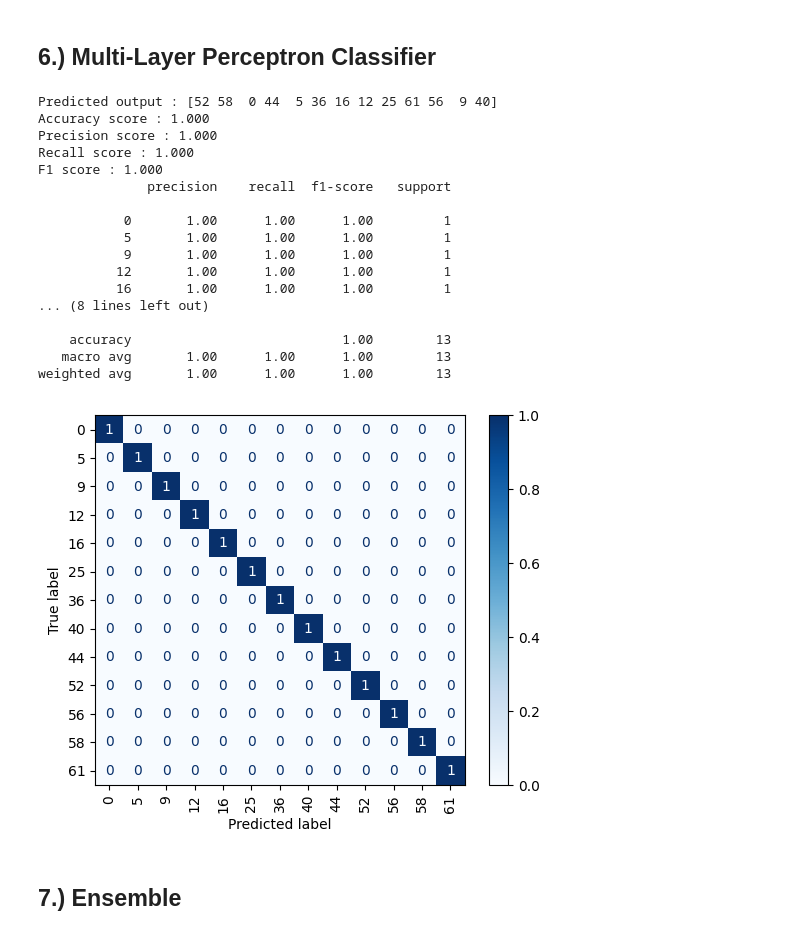
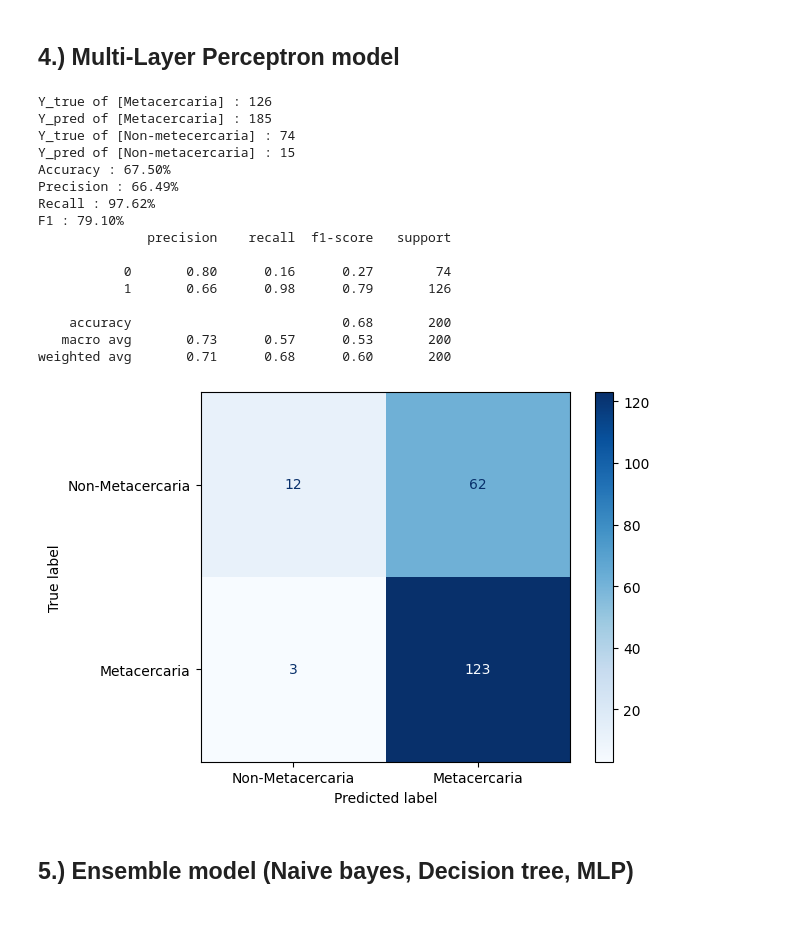
Before and after one commit to mosthotrakoon/ensemble_evaluation, a Jupyter notebook: Ensemble.ipynb, the cells around one changed output. Drawn from its saved outputs; the diff is of its cells as text; code cells hidden in the pictures.

```diff
--- a/Ensemble.ipynb
+++ b/Ensemble.ipynb
@@ -60,0 +100,29 @@ def matric_calculation(predicted, ground_truth):
+# %%
+from sklearn.metrics import accuracy_score, precision_score, recall_score, f1_score, classification_report
+from sklearn.metrics import confusion_matrix, ConfusionMatrixDisplay
+from matplotlib import pyplot as plt
+
+def evaluate(y_true, y_pred):
+    accuracy = accuracy_score(y_true, y_pred)
+    precision = precision_score(y_true, y_pred, zero_division=0)
+    recall = recall_score(y_true, y_pred, zero_division=0)
+    f1 = f1_score(y_true, y_pred)
+    clf_report = classification_report(y_true, y_pred, zero_division=0)
+
+    print('Y_true of [Metacercaria] : {}'.format(np.sum(y_true == 1)))
+    print('Y_pred of [Metacercaria] : {}'.format(np.sum(y_pred == 1)))
+    print('Y_true of [Non-metecercaria] : {}'.format(np.sum(y_true == 0)))
+    print('Y_pred of [Non-metacercaria] : {}'.format(np.sum(y_pred == 0)))
+    print('Accuracy : {:.2f}%'.format(accuracy*100))
+    print('Precision : {:.2f}%'.format(precision*100))
+    print('Recall : {:.2f}%'.format(recall*100))
+    print('F1 : {:.2f}%'.format(f1*100))
+    print(clf_report)
+
+    # Calculate confusion matrix
+    cm = confusion_matrix(y_true, y_pred)
+
+    # Display the confusion matrix
+    disp = ConfusionMatrixDisplay(confusion_matrix=cm, display_labels=["Non-Metacercaria", "Metacercaria"])
+    disp.plot(cmap=plt.cm.Blues)
+    plt.show()
@@ -153,36 +184,33 @@ weighted avg       0.42      0.46      0.44        13
 # %% [markdown]
-## 6.) Multi-Layer Perceptron Classifier
+## 4.) Multi-Layer Perceptron model
 # %%
 from sklearn.neural_network import MLPClassifier
 
-mlp = MLPClassifier(hidden_layer_sizes=(3), max_iter=10000, random_state=42, learning_rate_init=0.01)
-mlp.fit(X, Y)
+mlp = MLPClassifier()
+mlp = mlp.fit(X_train, Y_train)
+Y_pred = mlp.predict(X_test)
 
-y_pred = mlp.predict(X_test)
-print(f'Predicted output : {y_pred}')
-
-matric_calculation(Y_test, y_pred)
+evaluate(Y_test, Y_pred)
 # %% [output]
-Predicted output : [52 58  0 44  5 36 16 12 25 61 56  9 40]
-Accuracy score : 1.000
-Precision score : 1.000
-Recall score : 1.000
-F1 score : 1.000
+Y_true of [Metacercaria] : 126
+Y_pred of [Metacercaria] : 185
+Y_true of [Non-metecercaria] : 74
+Y_pred of [Non-metacercaria] : 15
+Accuracy : 67.50%
+Precision : 66.49%
+Recall : 97.62%
+F1 : 79.10%
               precision    recall  f1-score   support
 
-           0       1.00      1.00      1.00         1
-           5       1.00      1.00      1.00         1
-           9       1.00      1.00      1.00         1
-          12       1.00      1.00      1.00         1
-          16       1.00      1.00      1.00         1
-... (8 lines left out)
+           0       0.80      0.16      0.27        74
+           1       0.66      0.98      0.79       126
 
-    accuracy                           1.00        13
-   macro avg       1.00      1.00      1.00        13
-weighted avg       1.00      1.00      1.00        13
+    accuracy                           0.68       200
+   macro avg       0.73      0.57      0.53       200
+weighted avg       0.71      0.68      0.60       200
-[figure, old version]
+[figure, new version]
-# %% [markdown]
-## 7.) Ensemble
+# %% [markdown]
+## 5.) Ensemble model (Naive bayes, Decision tree, MLP)
 # %%
 from sklearn.ensemble import VotingClassifier
 
```
Also changed, not shown: parts of 19 cells of this notebook.
